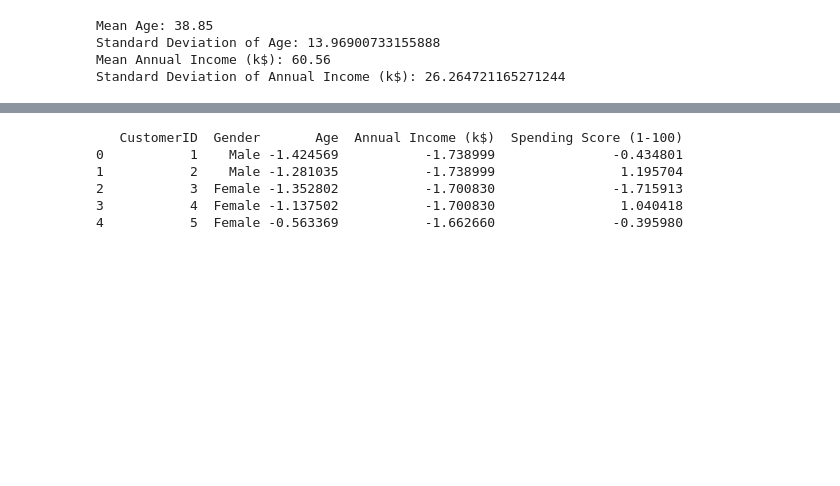
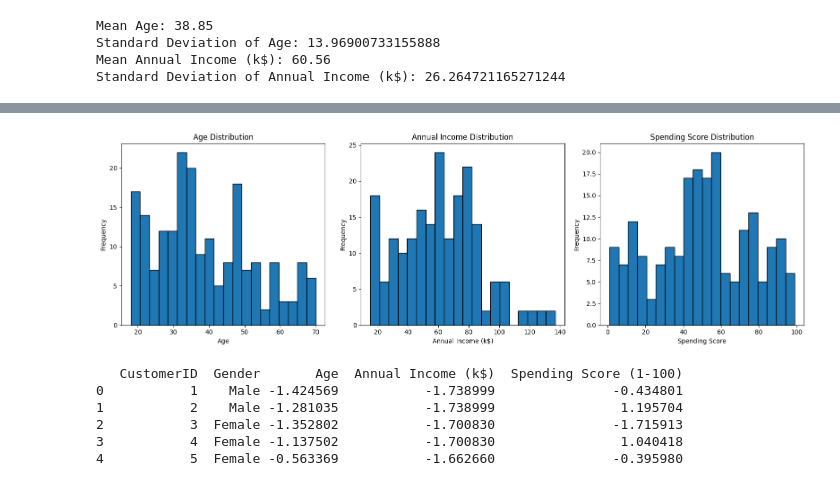
Before and after one commit to APape95/Customer-Segmentation-and-Recommendation-System, a Jupyter notebook: Customer Segmentation and Recommendation System.ipynb, the cells around one changed output, grey strips where cells are left out. Cells and saved outputs as stored; diff of their text form; code cells hidden in the pictures; blank space fills up the shorter version.

```diff
--- a/Customer Segmentation and Recommendation System.ipynb
+++ b/Customer Segmentation and Recommendation System.ipynb
@@ -108,3 +125,34 @@ Standard Deviation of Annual Income (k$): 26.264721165271244
+# %%
+import matplotlib.pyplot as plt
+
+# Plotting the distribution of Age, Annual Income, and Spending Score
+plt.figure(figsize=(16, 5))
+
+# Age distribution
+plt.subplot(1, 3, 1)
+plt.hist(customer_data['Age'], bins=20, edgecolor='black')
+plt.title('Age Distribution')
+plt.xlabel('Age')
+plt.ylabel('Frequency')
+
+# Annual Income distribution
+plt.subplot(1, 3, 2)
+plt.hist(customer_data['Annual Income (k$)'], bins=20, edgecolor='black')
+plt.title('Annual Income Distribution')
+plt.xlabel('Annual Income (k$)')
+plt.ylabel('Frequency')
+
+# Spending Score distribution
+plt.subplot(1, 3, 3)
+plt.hist(customer_data['Spending Score (1-100)'], bins=20, edgecolor='black')
+plt.title('Spending Score Distribution')
+plt.xlabel('Spending Score')
+plt.ylabel('Frequency')
+
+plt.tight_layout()
+plt.show()
+# %% [output]
+[figure, added]
 # %%
 # Selecting the numerical features to scale
 features_to_scale = ['Age', 'Annual Income (k$)', 'Spending Score (1-100)']
```
Also changed, not shown: parts of 14 cells of this notebook, 1 other file.
